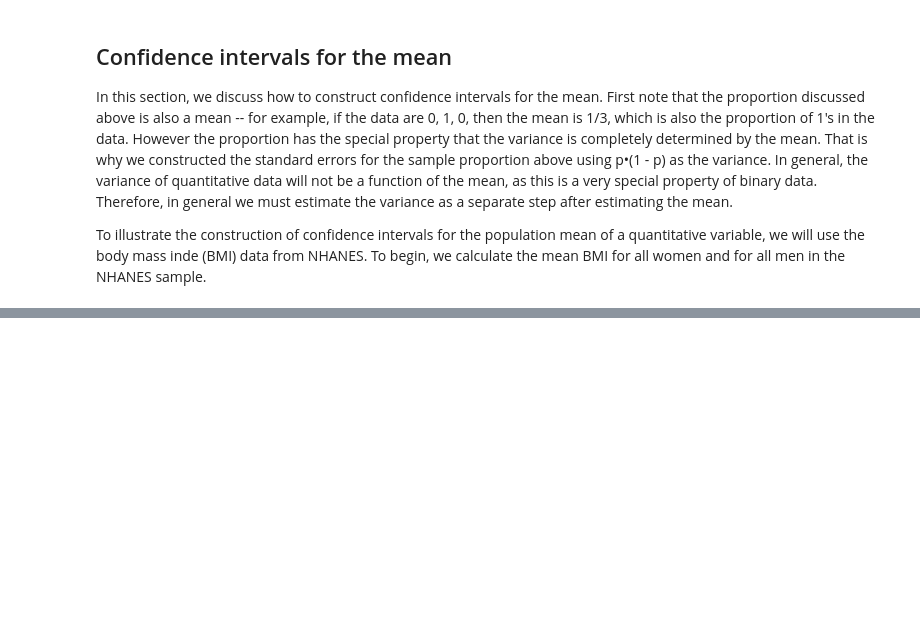
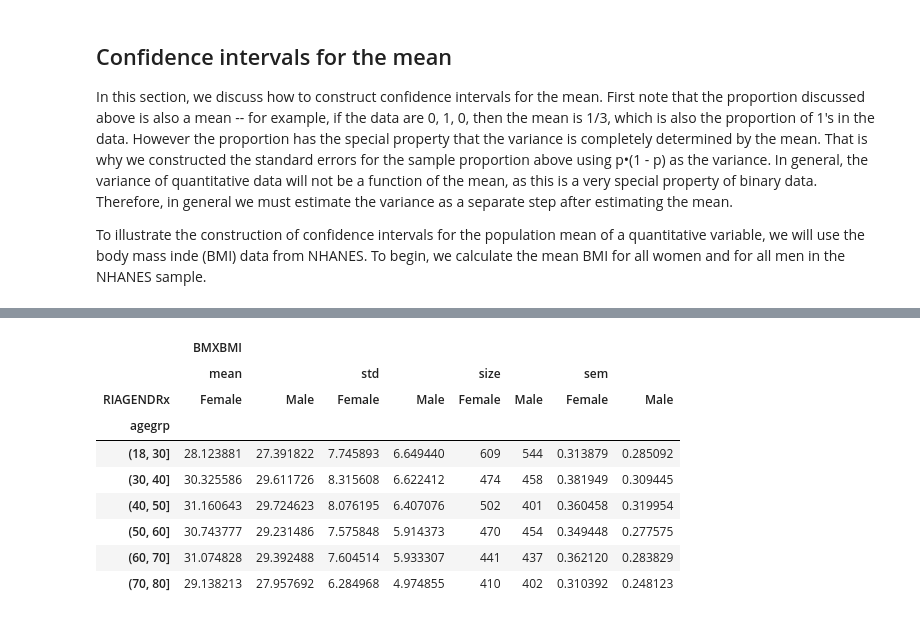
Before and after one commit to htetaunglynn94/coursera, a Jupyter notebook: statistics_with_python/inferential_statical_analysis_with_python/week02/wk02_confidence_intervals_case_study.ipynb, the cells around one changed output, grey strips where cells are left out. Drawn from its saved outputs; the diff is of its cells as text; code cells hidden in the pictures; blank space fills up the shorter version.

```diff
--- a/statistics_with_python/inferential_statical_analysis_with_python/week02/wk02_confidence_intervals_case_study.ipynb
+++ b/statistics_with_python/inferential_statical_analysis_with_python/week02/wk02_confidence_intervals_case_study.ipynb
@@ -298,0 +401,16 @@ da.groupby
+# %%
+# Calculate the SEM for females and for males within each age band
+pr["BMXBMI", "sem", "Female"] = pr["BMXBMI", "std", "Female"] / np.sqrt(pr["BMXBMI", "size", "Female"]) # BMXBMI > sem > Female
+pr["BMXBMI", "sem", "Male"] = pr["BMXBMI", "std", "Male"] / np.sqrt(pr["BMXBMI", "size", "Male"])       # BMXBMI > sem > Male
+pr
+# %% [output]
+|  | BMXBMI |  |  |  |  |  |  |  |
+|  | mean |  | std |  | size |  | sem |  |
+| RIAGENDRx | Female | Male | Female | Male | Female | Male | Female | Male |
+| agegrp |  |  |  |  |  |  |  |  |
+| (18, 30] | 28.123881 | 27.391822 | 7.745893 | 6.649440 | 609 | 544 | 0.313879 | 0.285092 |
+| (30, 40] | 30.325586 | 29.611726 | 8.315608 | 6.622412 | 474 | 458 | 0.381949 | 0.309445 |
+| (40, 50] | 31.160643 | 29.724623 | 8.076195 | 6.407076 | 502 | 401 | 0.360458 | 0.319954 |
+| (50, 60] | 30.743777 | 29.231486 | 7.575848 | 5.914373 | 470 | 454 | 0.349448 | 0.277575 |
+| (60, 70] | 31.074828 | 29.392488 | 7.604514 | 5.933307 | 441 | 437 | 0.362120 | 0.283829 |
+| (70, 80] | 29.138213 | 27.957692 | 6.284968 | 4.974855 | 410 | 402 | 0.310392 | 0.248123 |
```
Also changed, not shown: parts of 27 cells of this notebook.
